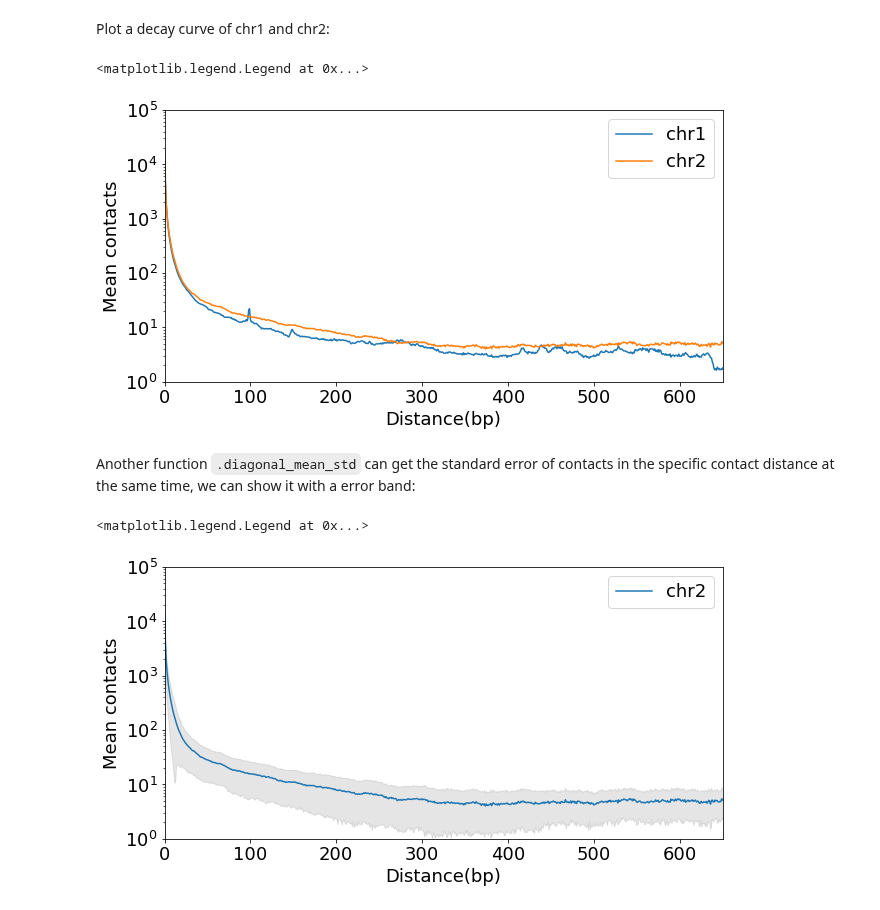
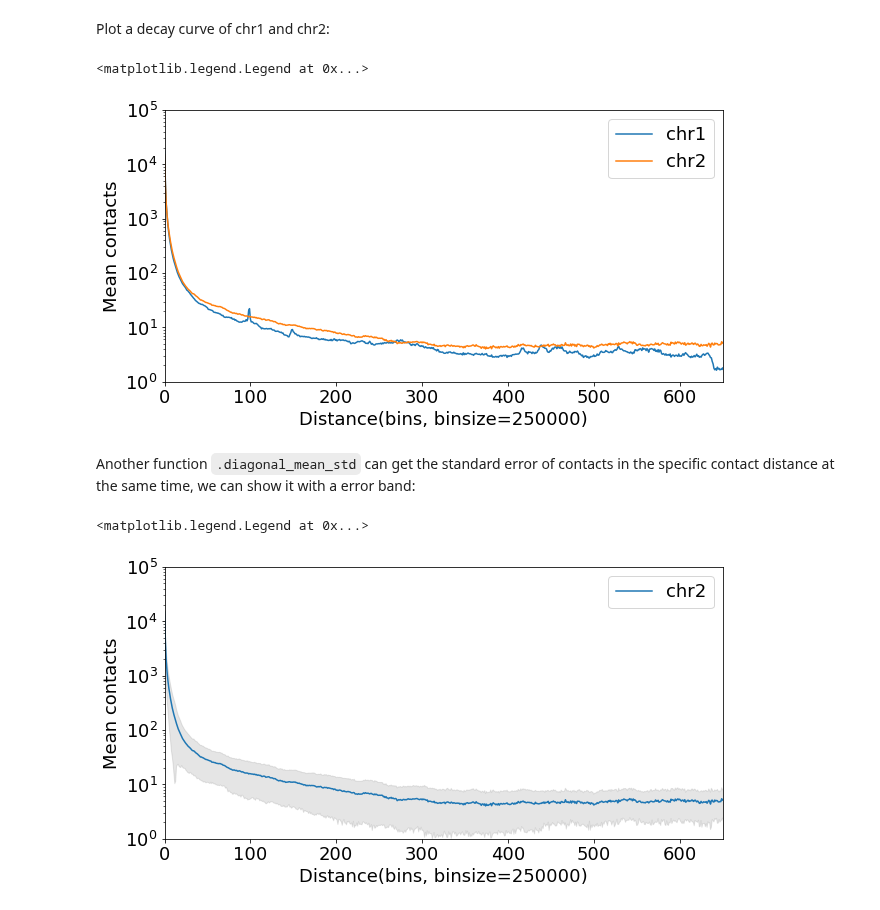
Before and after one commit to GangCaoLab/CoolBox, a Jupyter notebook: docs/_gallery/decay.ipynb, the cells around one changed output. Drawn from its saved outputs; the diff is of its cells as text; code cells hidden in the pictures.

```diff
--- a/docs/_gallery/decay.ipynb
+++ b/docs/_gallery/decay.ipynb
@@ -15,28 +15,30 @@ Plot a decay curve of chr1 and chr2:
 # %%
 import matplotlib.pyplot as plt
 plt.rcParams['font.size'] = 18
 
 dot_hic_path = "../../../tests/test_data/test.hic"
 dhic = DotHiC(dot_hic_path, balance=False)
 
 mat1 = dhic.fetch_data("chr1:0-200000000")  # any genome region
 decay1 = dhic.diagonal_mean(mat1)
 mat2 = dhic.fetch_data("chr2:0-200000000")
 decay2 = dhic.diagonal_mean(mat2)
 
+binsize = dhic.fetched_binsize
+
 # plot
 fig, ax = plt.subplots(figsize=(10, 5))
 ax.plot(decay1, label="chr1")
 ax.plot(decay2, label="chr2")
 plt.yscale('log')  # log scale on y-axis
-plt.xlabel("Distance(bp)")
+plt.xlabel(f"Distance(bins, binsize={binsize})")
 plt.ylabel("Mean contacts")
 plt.xlim(0, 650)
 plt.ylim(1, 1e5)
 plt.legend()
 # %% [output]
 <matplotlib.legend.Legend at 0x...>
-[figure, old version]
+[figure, new version]
 # %% [markdown]
 Another function `.diagonal_mean_std` can get the standard error of contacts in the specific contact distance at the same time, we can show it with a error band:
 # %%
@@ -52,11 +54,11 @@ ax.fill_between(np.arange(decay.shape[0]), decay - std, decay + std,
                 color='gray', alpha=0.2)
 
 plt.yscale('log')  # log scale on y-axis
-plt.xlabel("Distance(bp)")
+plt.xlabel(f"Distance(bins, binsize={binsize})")
 plt.ylabel("Mean contacts")
 plt.xlim(0, 650)
 plt.ylim(1, 1e5)
 plt.legend()
 # %% [output]
 <matplotlib.legend.Legend at 0x...>
-[figure, old version]
+[figure, new version]
```
Also changed, not shown: 6 other files.
